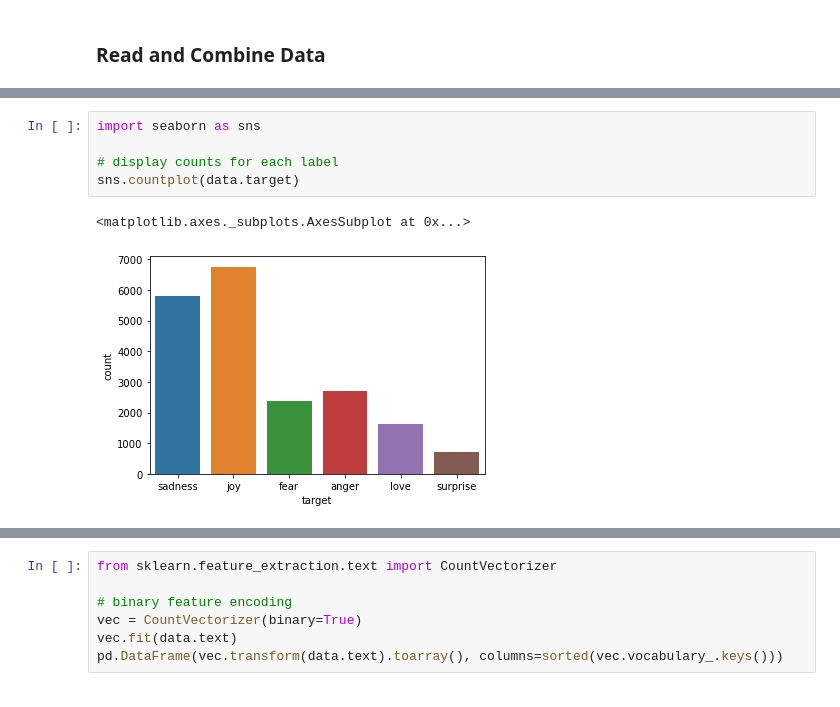
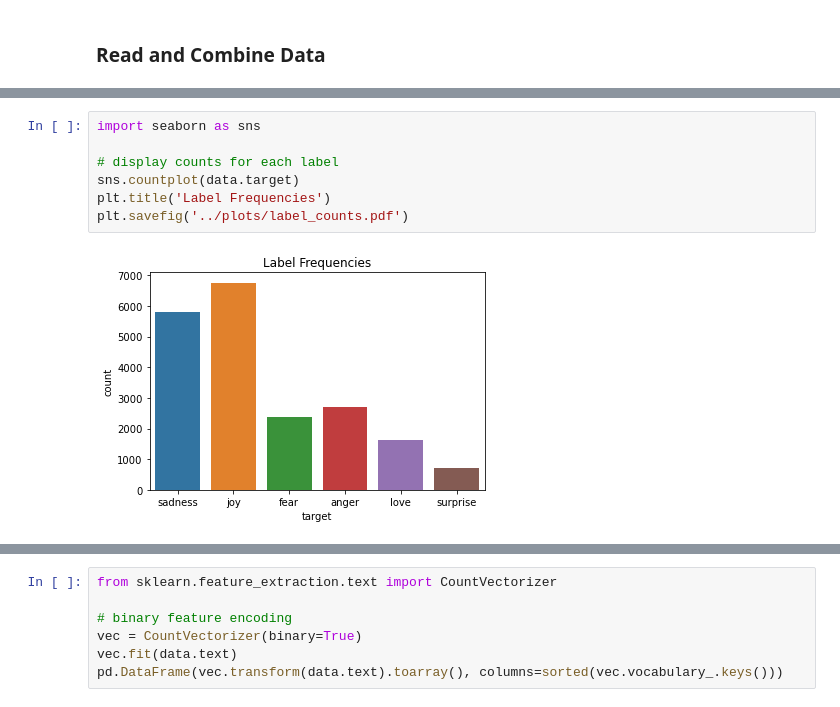
Before and after one commit to apeiffer/sentiment-analysis, a Jupyter notebook: notebooks/data_stats.ipynb, the cells around one changed output, grey strips where cells are left out. Drawn from its saved outputs; the diff is of its cells as text.

Commit message:
generated some plots

```diff
--- a/notebooks/data_stats.ipynb
+++ b/notebooks/data_stats.ipynb
@@ -46,11 +46,12 @@ combined:  (20000, 2)
 # %%
 import seaborn as sns
 
 # display counts for each label
 sns.countplot(data.target)
+plt.title('Label Frequencies')
+plt.savefig('../plots/label_counts.pdf')
 # %% [output]
-<matplotlib.axes._subplots.AxesSubplot at 0x...>
-[figure, old version]
+[figure, new version]
 # %%
 from matplotlib import pyplot as plt
 %matplotlib inline
```
Also changed, not shown: parts of 3 cells of this notebook, 9 other files.
